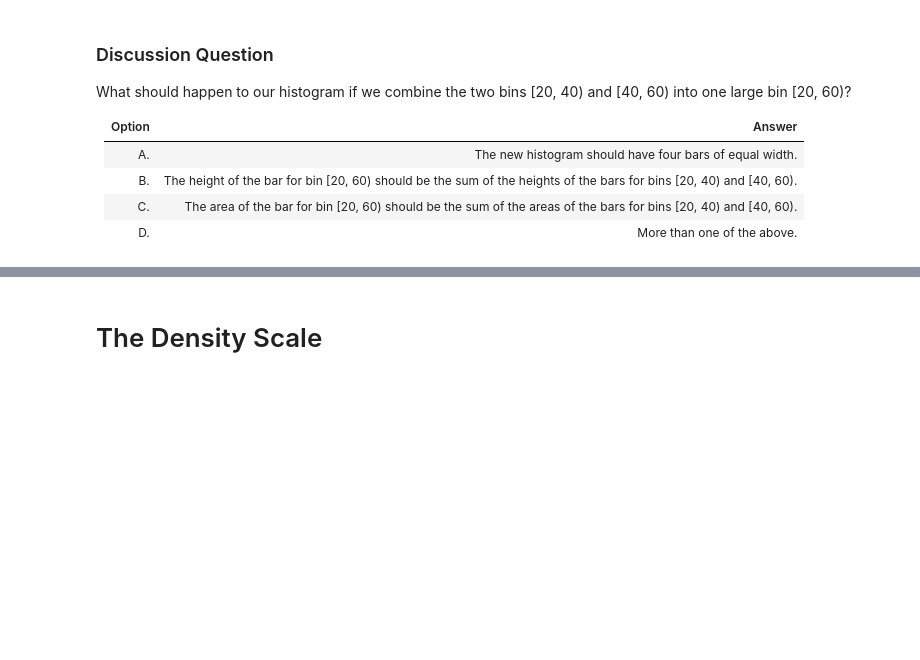
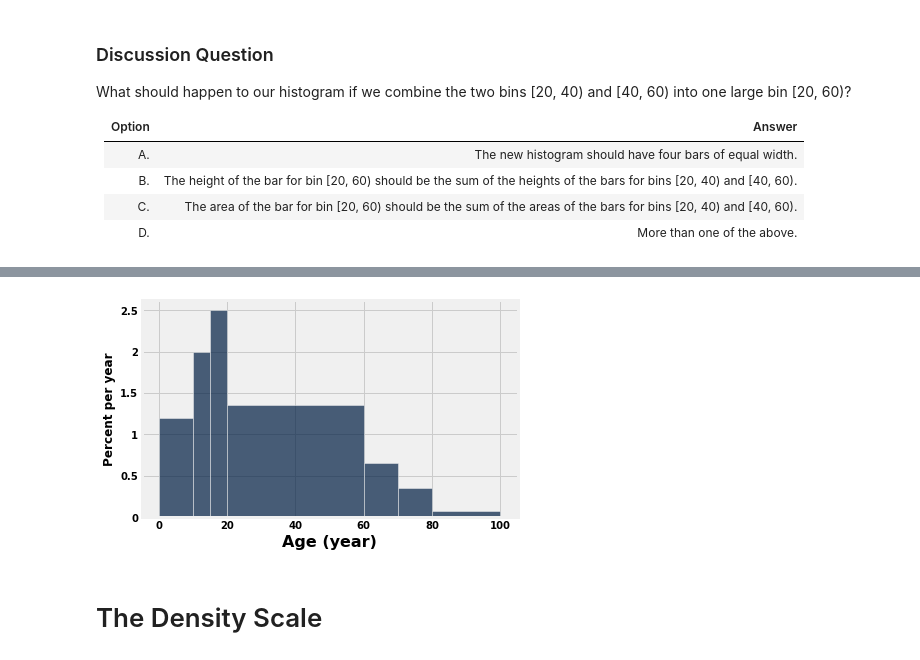
Before and after one commit to ucsd-ets/dsc10-fa19, a Jupyter notebook: Lectures/Week03/Lecture 06 Histograms, Functions, and Apply.ipynb, the cells around one changed output, grey strips where cells are left out. Saved outputs shown, nothing was run; the diff lists cells and outputs as text; code cells hidden in the pictures; blank space fills up the shorter version.

```diff
--- a/Lectures/Week03/Lecture 06 Histograms, Functions, and Apply.ipynb
+++ b/Lectures/Week03/Lecture 06 Histograms, Functions, and Apply.ipynb
@@ -88,3 +172,8 @@ aged.hist('Age', bins=[0,20,60,80,100], unit='year')
+# %%
+aged.hist('Age', bins=[0, 10, 15,20,60, 70, 80,100], unit='year')
+#allows for flexible bins without distorting what data looks like
+# %% [output]
+[figure, added]
 # %% [markdown]
 # The Density Scale
 # %% [markdown]
```
Also changed, not shown: parts of 42 cells of this notebook, 2 other files.
